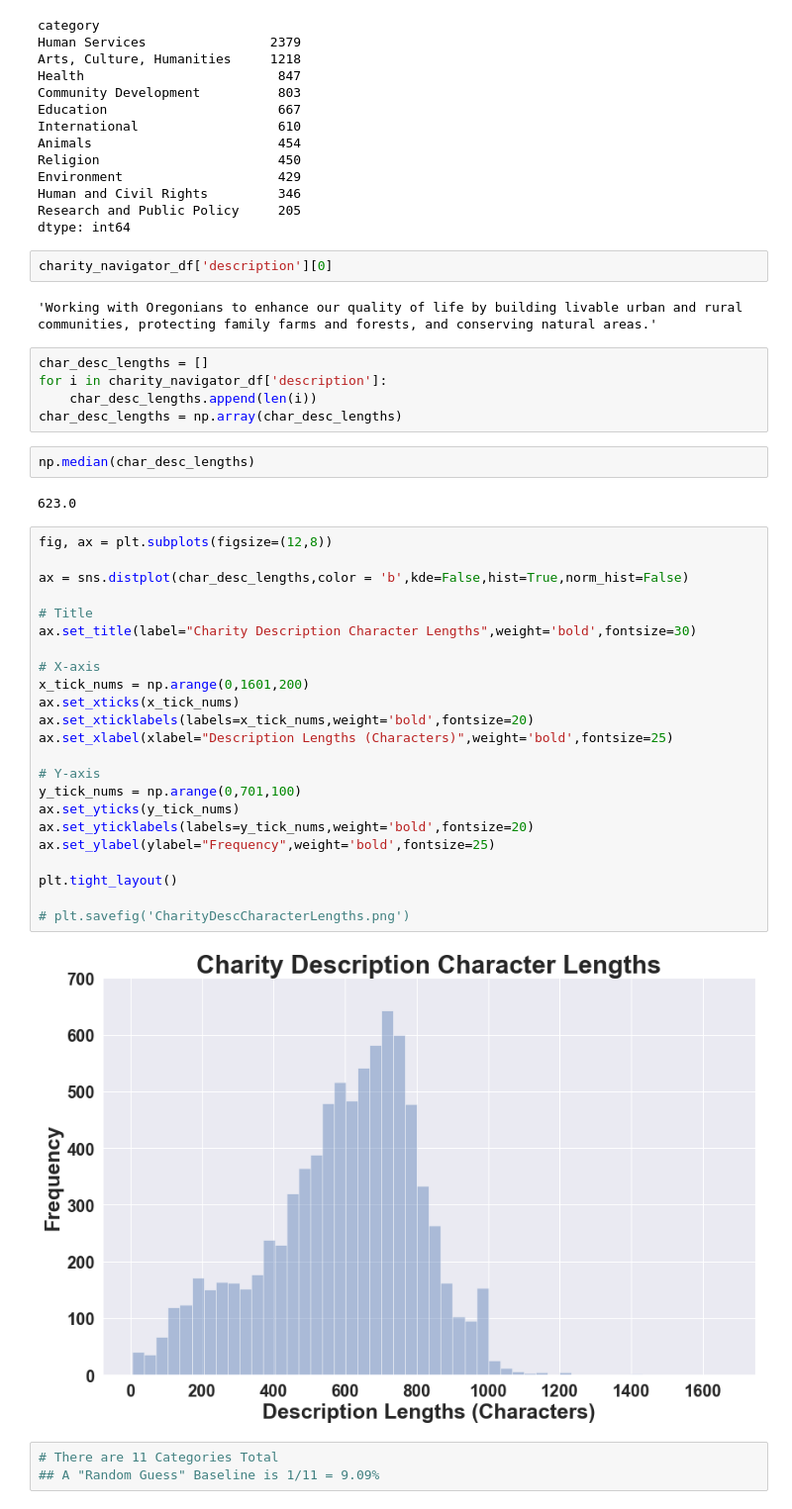
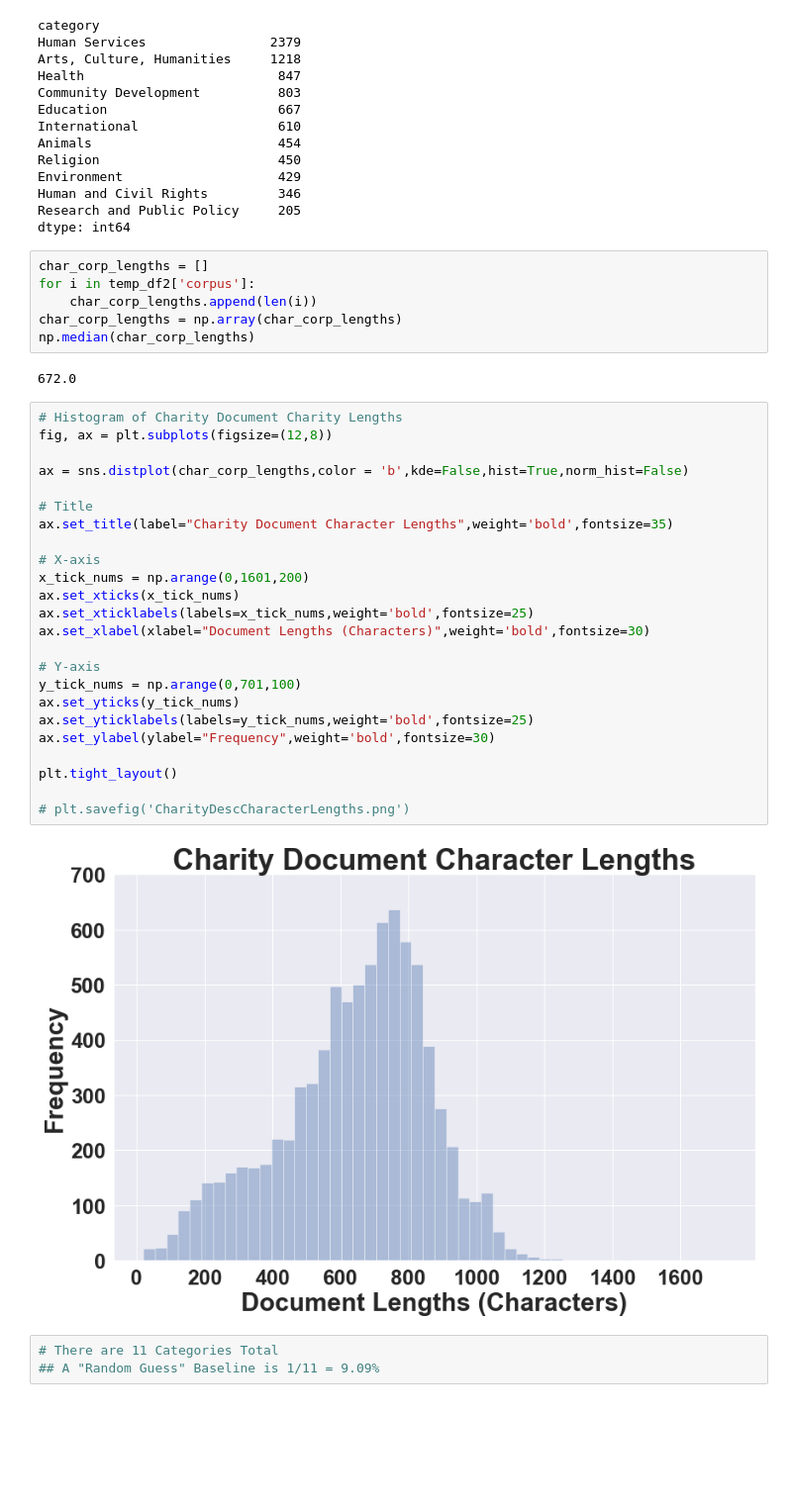
Before and after one commit to jackvessa/Charity_Recommender, a Jupyter notebook: src/Charity_Navigator_LDA_Similarity.ipynb, the cells around one changed output. Shown at 99% size. Drawn from its saved outputs; the diff is of its cells as text; blank space fills up the shorter version.

```diff
--- a/src/Charity_Navigator_LDA_Similarity.ipynb
+++ b/src/Charity_Navigator_LDA_Similarity.ipynb
@@ -341,44 +434,40 @@ Environment                    429
 Human and Civil Rights         346
 Research and Public Policy     205
 dtype: int64
-# %%
-charity_navigator_df['description'][0]
-# %% [output]
-'Working with Oregonians to enhance our quality of life by building livable urban and rural communities, protecting family farms and forests, and conserving natural areas.'
 # %%
-char_desc_lengths = []
-for i in charity_navigator_df['description']:
-    char_desc_lengths.append(len(i))
-char_desc_lengths = np.array(char_desc_lengths)
+char_corp_lengths = []
+for i in temp_df2['corpus']:
+    char_corp_lengths.append(len(i))
+char_corp_lengths = np.array(char_corp_lengths)
+np.median(char_corp_lengths)
+# %% [output]
+672.0
-# %%
-np.median(char_desc_lengths)
-# %% [output]
-623.0
 # %%
+# Histogram of Charity Document Charity Lengths
 fig, ax = plt.subplots(figsize=(12,8))
 
-ax = sns.distplot(char_desc_lengths,color = 'b',kde=False,hist=True,norm_hist=False)
+ax = sns.distplot(char_corp_lengths,color = 'b',kde=False,hist=True,norm_hist=False)
 
 # Title
-ax.set_title(label="Charity Description Character Lengths",weight='bold',fontsize=30)
+ax.set_title(label="Charity Document Character Lengths",weight='bold',fontsize=35)
 
 # X-axis
 x_tick_nums = np.arange(0,1601,200)
 ax.set_xticks(x_tick_nums)
-ax.set_xticklabels(labels=x_tick_nums,weight='bold',fontsize=20)
-ax.set_xlabel(xlabel="Description Lengths (Characters)",weight='bold',fontsize=25)
+ax.set_xticklabels(labels=x_tick_nums,weight='bold',fontsize=25)
+ax.set_xlabel(xlabel="Document Lengths (Characters)",weight='bold',fontsize=30)
 
 # Y-axis
 y_tick_nums = np.arange(0,701,100)
 ax.set_yticks(y_tick_nums)
-ax.set_yticklabels(labels=y_tick_nums,weight='bold',fontsize=20)
-ax.set_ylabel(ylabel="Frequency",weight='bold',fontsize=25)
+ax.set_yticklabels(labels=y_tick_nums,weight='bold',fontsize=25)
+ax.set_ylabel(ylabel="Frequency",weight='bold',fontsize=30)
 
 plt.tight_layout()
 
 # plt.savefig('CharityDescCharacterLengths.png')
 # %% [output]
-[figure, old version]
+[figure, new version]
 # %%
 # There are 11 Categories Total
 ## A "Random Guess" Baseline is 1/11 = 9.09%
```
Also changed, not shown: parts of 71 cells of this notebook, 4 other files.
